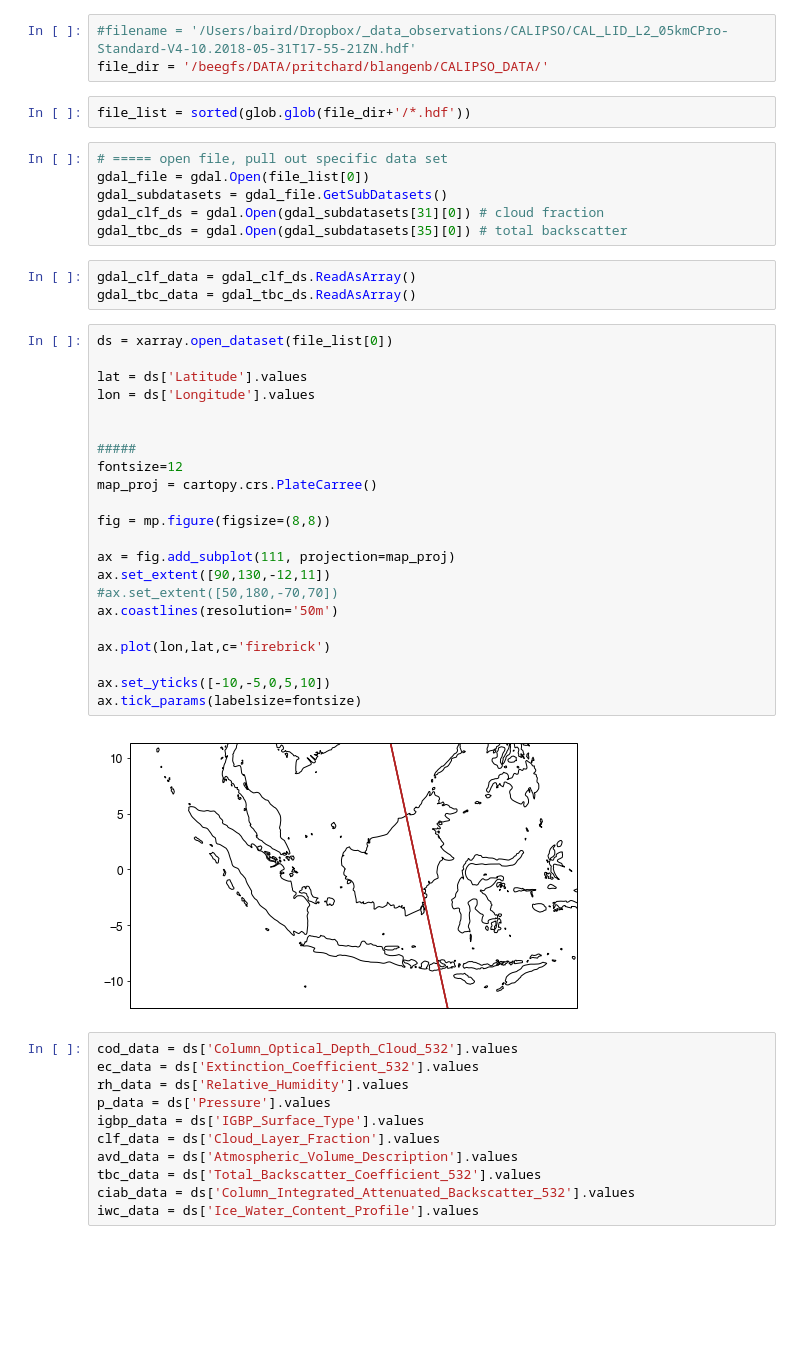
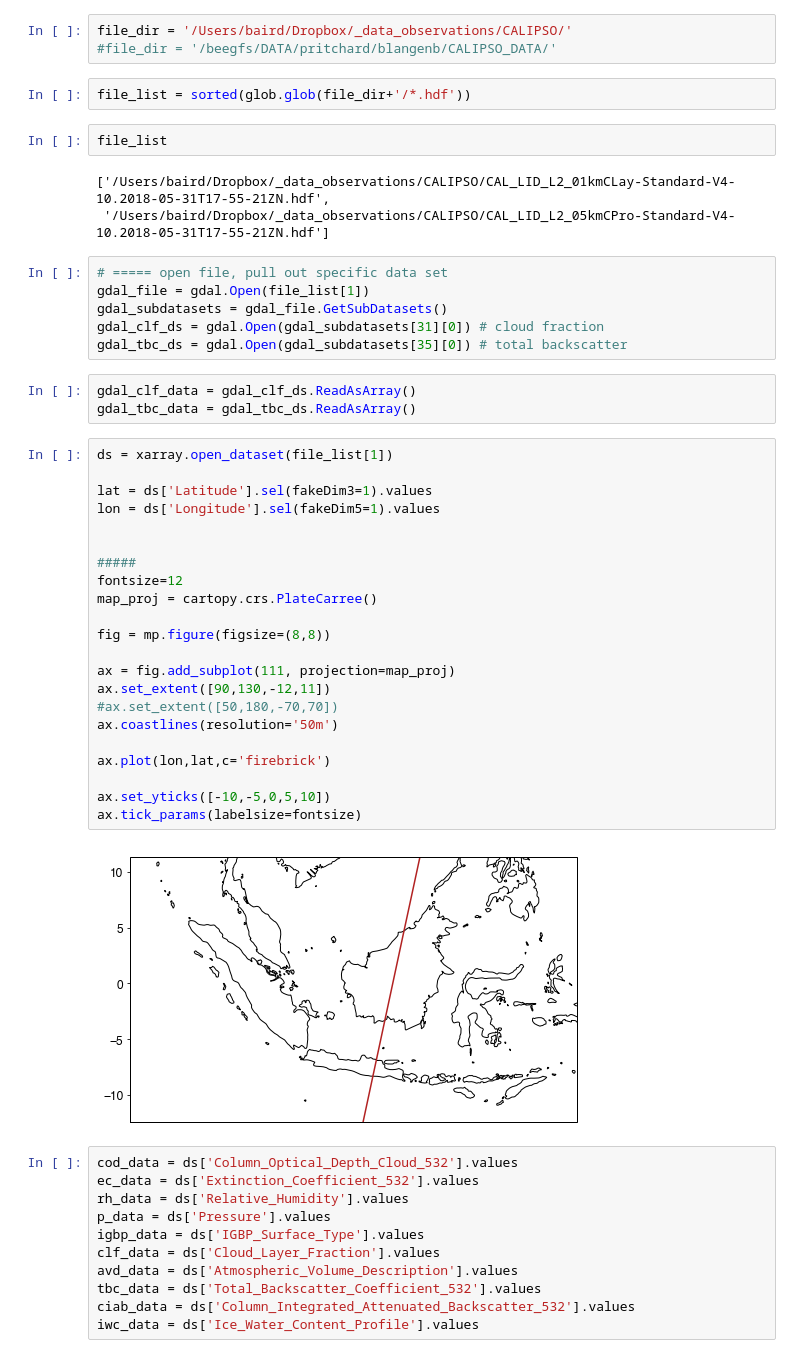
Before and after one commit to bairdlangenbrunner/indonesia-analysis, a Jupyter notebook: cloud-analysis/notebook-files/inspecting_CALIPSO_data.ipynb, the cells around one changed output. Saved outputs shown, nothing was run; the diff lists cells and outputs as text; blank space fills up the shorter version.

Commit message:
updates for inspecting equivalent calipso tracks

```diff
--- a/cloud-analysis/notebook-files/inspecting_CALIPSO_data.ipynb
+++ b/cloud-analysis/notebook-files/inspecting_CALIPSO_data.ipynb
@@ -9,11 +11,16 @@ import matplotlib.colors
 # %%
-#filename = '/Users/baird/Dropbox/_data_observations/CALIPSO/CAL_LID_L2_05kmCPro-Standard-V4-10.2018-05-31T17-55-21ZN.hdf'
-file_dir = '/beegfs/DATA/pritchard/blangenb/CALIPSO_DATA/'
+file_dir = '/Users/baird/Dropbox/_data_observations/CALIPSO/'
+#file_dir = '/beegfs/DATA/pritchard/blangenb/CALIPSO_DATA/'
 # %%
 file_list = sorted(glob.glob(file_dir+'/*.hdf'))
+# %%
+file_list
+# %% [output]
+['/Users/baird/Dropbox/_data_observations/CALIPSO/CAL_LID_L2_01kmCLay-Standard-V4-10.2018-05-31T17-55-21ZN.hdf',
+ '/Users/baird/Dropbox/_data_observations/CALIPSO/CAL_LID_L2_05kmCPro-Standard-V4-10.2018-05-31T17-55-21ZN.hdf']
 # %%
 # ===== open file, pull out specific data set
-gdal_file = gdal.Open(file_list[0])
+gdal_file = gdal.Open(file_list[1])
 gdal_subdatasets = gdal_file.GetSubDatasets()
 gdal_clf_ds = gdal.Open(gdal_subdatasets[31][0]) # cloud fraction
 gdal_tbc_ds = gdal.Open(gdal_subdatasets[35][0]) # total backscatter
@@ -21,29 +28,29 @@ gdal_tbc_ds = gdal.Open(gdal_subdatasets[35][0]) # total backscatter
 gdal_clf_data = gdal_clf_ds.ReadAsArray()
 gdal_tbc_data = gdal_tbc_ds.ReadAsArray()
 # %%
-ds = xarray.open_dataset(file_list[0])
+ds = xarray.open_dataset(file_list[1])
 
-lat = ds['Latitude'].values
-lon = ds['Longitude'].values
+lat = ds['Latitude'].sel(fakeDim3=1).values
+lon = ds['Longitude'].sel(fakeDim5=1).values
 
 
 #####
 fontsize=12
 map_proj = cartopy.crs.PlateCarree()
 
 fig = mp.figure(figsize=(8,8))
 
 ax = fig.add_subplot(111, projection=map_proj)
 ax.set_extent([90,130,-12,11])
 #ax.set_extent([50,180,-70,70])
 ax.coastlines(resolution='50m')
 
 ax.plot(lon,lat,c='firebrick')
 
 ax.set_yticks([-10,-5,0,5,10])
 ax.tick_params(labelsize=fontsize)
 # %% [output]
-[figure, old version]
+[figure, new version]
 # %%
 cod_data = ds['Column_Optical_Depth_Cloud_532'].values
 ec_data = ds['Extinction_Coefficient_532'].values
```
Also changed, not shown: parts of 21 cells of this notebook, 3 other files.
